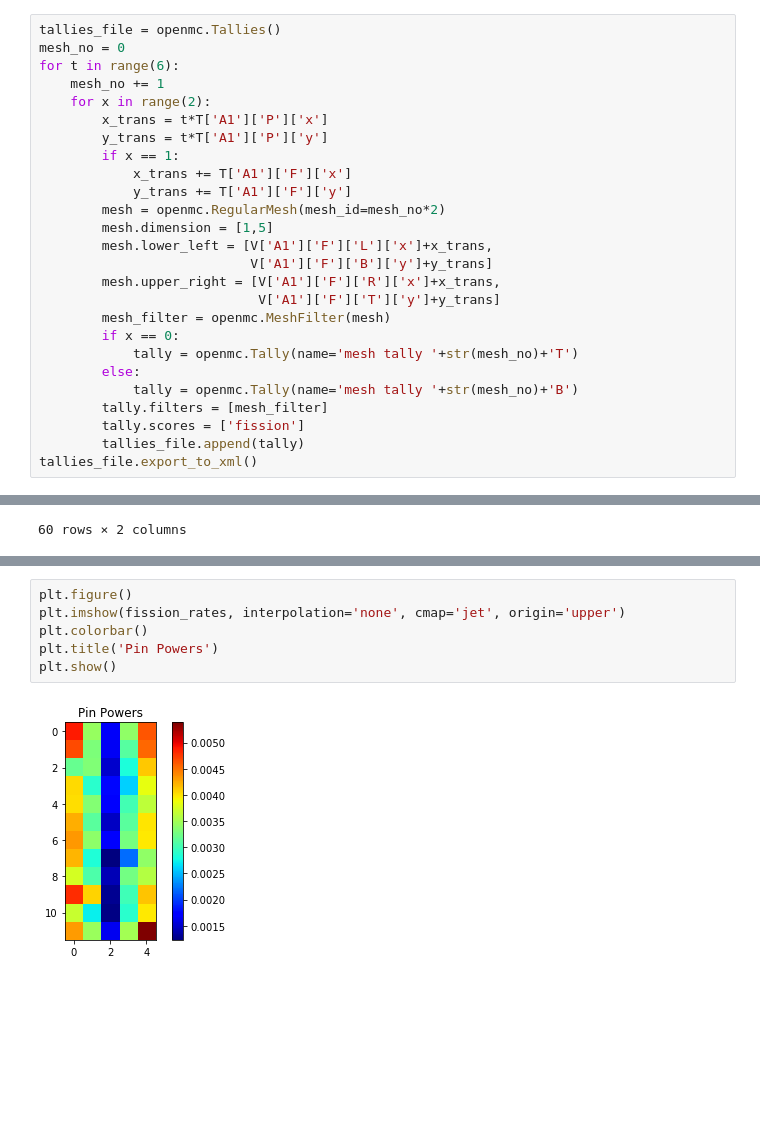
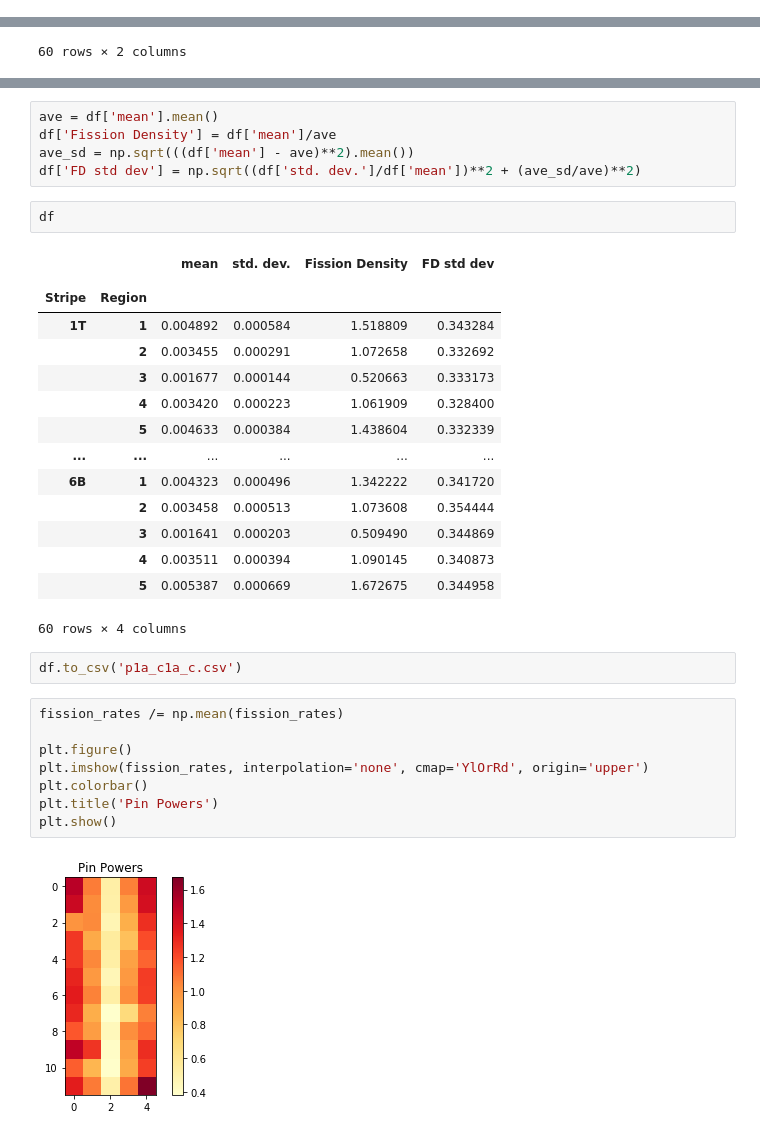
Before and after one commit to gwenchee/fhr-benchmark-depr, a Jupyter notebook: phase1a/case1a/case_1a-FD.ipynb, the cells around one changed output, grey strips where cells are left out. Saved outputs shown, nothing was run; the diff lists cells and outputs as text; blank space fills up the shorter version.

```diff
--- a/phase1a/case1a/case_1a-FD.ipynb
+++ b/phase1a/case1a/case_1a-FD.ipynb
@@ -558,29 +537,3 @@ settings.export_to_xml()
-# %%
-tallies_file = openmc.Tallies()
-mesh_no = 0
-for t in range(6):
-    mesh_no += 1
-    for x in range(2):
-        x_trans = t*T['A1']['P']['x']
-        y_trans = t*T['A1']['P']['y']
-        if x == 1:
-            x_trans += T['A1']['F']['x']
-            y_trans += T['A1']['F']['y']
-        mesh = openmc.RegularMesh(mesh_id=mesh_no*2)
-        mesh.dimension = [1,5]
-        mesh.lower_left = [V['A1']['F']['L']['x']+x_trans,
-                           V['A1']['F']['B']['y']+y_trans]
-        mesh.upper_right = [V['A1']['F']['R']['x']+x_trans,
-                            V['A1']['F']['T']['y']+y_trans]
-        mesh_filter = openmc.MeshFilter(mesh)
-        if x == 0:
-            tally = openmc.Tally(name='mesh tally '+str(mesh_no)+'T')
-        else:
-            tally = openmc.Tally(name='mesh tally '+str(mesh_no)+'B')
-        tally.filters = [mesh_filter]
-        tally.scores = ['fission']
-        tallies_file.append(tally)
-tallies_file.export_to_xml()
 # %%
 tallies_file = openmc.Tallies()
 mesh_no = 0
@@ -690,8 +622,35 @@ Stripe Region
+# %%
+ave = df['mean'].mean()
+df['Fission Density'] = df['mean']/ave
+ave_sd = np.sqrt(((df['mean'] - ave)**2).mean())
+df['FD std dev'] = np.sqrt((df['std. dev.']/df['mean'])**2 + (ave_sd/ave)**2)
+# %%
+df
+# %% [output]
+|  |  | mean | std. dev. | Fission Density | FD std dev |
+|  |  |  |  |  |  |
+| Stripe | Region |  |  |  |  |
+| 1T | 1 | 0.004892 | 0.000584 | 1.518809 | 0.343284 |
+|  | 2 | 0.003455 | 0.000291 | 1.072658 | 0.332692 |
+|  | 3 | 0.001677 | 0.000144 | 0.520663 | 0.333173 |
+|  | 4 | 0.003420 | 0.000223 | 1.061909 | 0.328400 |
+|  | 5 | 0.004633 | 0.000384 | 1.438604 | 0.332339 |
+| ... | ... | ... | ... | ... | ... |
+| 6B | 1 | 0.004323 | 0.000496 | 1.342222 | 0.341720 |
+|  | 2 | 0.003458 | 0.000513 | 1.073608 | 0.354444 |
+|  | 3 | 0.001641 | 0.000203 | 0.509490 | 0.344869 |
+|  | 4 | 0.003511 | 0.000394 | 1.090145 | 0.340873 |
+|  | 5 | 0.005387 | 0.000669 | 1.672675 | 0.344958 |
+60 rows × 4 columns
+# %%
+df.to_csv('p1a_c1a_c.csv')
 # %%
+fission_rates /= np.mean(fission_rates)
+
 plt.figure()
-plt.imshow(fission_rates, interpolation='none', cmap='jet', origin='upper')
+plt.imshow(fission_rates, interpolation='none', cmap='YlOrRd', origin='upper')
 plt.colorbar()
 plt.title('Pin Powers')
 plt.show()
 # %% [output]
-[figure, old version]
+[figure, new version]
```
Also changed, not shown: parts of 4 cells of this notebook.
